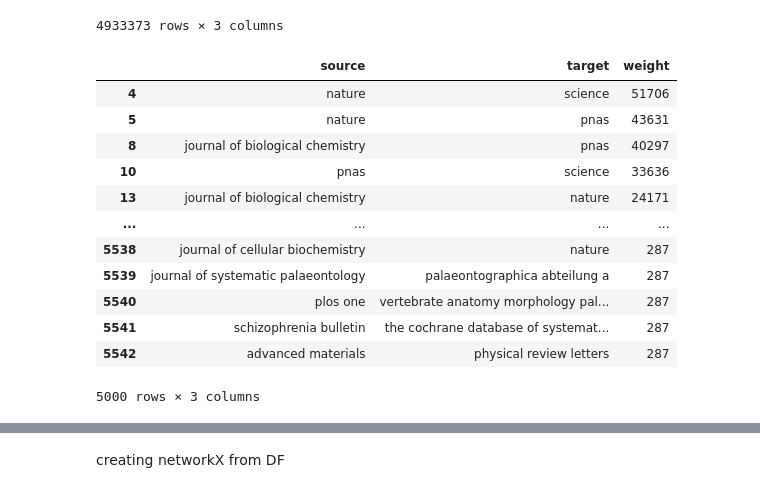
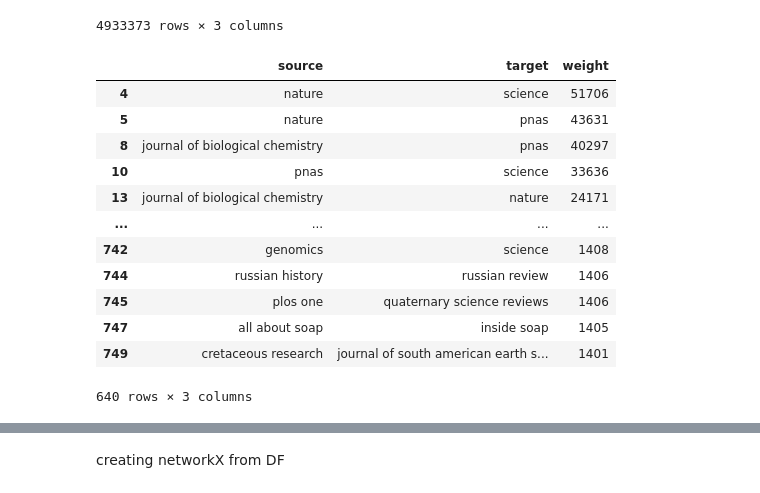
Before and after one commit to stepkurniawan/network-analysis-wikipedia-journals, a Jupyter notebook: codes/2_Data_preparation.ipynb, the cells around one changed output, grey strips where cells are left out. Drawn from its saved outputs; the diff is of its cells as text; code cells hidden in the pictures.

```diff
--- a/codes/2_Data_preparation.ipynb
+++ b/codes/2_Data_preparation.ipynb
@@ -203,24 +207,15 @@ df_edges_full
 # %%
-# df_edges_full = df_edges_full[df_edges_full.weight>1] # 1.963M rows
-# df_edges_full = df_edges_full[df_edges_full.weight>2] # 1.132M rows
-# df_edges_full = df_edges_full[df_edges_full.weight>10] # 241K rows
-# df_edges_full = df_edges_full[df_edges_full.weight>20] # 115K rows
-# df_edges_full = df_edges_full[df_edges_full.weight>100] # 19K rows
-# df_edges_full = df_edges_full[df_edges_full.weight>200] # 8.5K rows
-# df_edges_full2 = df_edges_full[df_edges_full.weight>1500] # 8.5K rows
-df_edges_full2 = df_edges_full.iloc[:5000]
-df_edges_full2
 # %% [output]
 |  | source | target | weight |
 | 4 | nature | science | 51706 |
 | 5 | nature | pnas | 43631 |
 | 8 | journal of biological chemistry | pnas | 40297 |
 | 10 | pnas | science | 33636 |
 | 13 | journal of biological chemistry | nature | 24171 |
 | ... | ... | ... | ... |
-| 5538 | journal of cellular biochemistry | nature | 287 |
-| 5539 | journal of systematic palaeontology | palaeontographica abteilung a | 287 |
-| 5540 | plos one | vertebrate anatomy morphology pal... | 287 |
-| 5541 | schizophrenia bulletin | the cochrane database of systemat... | 287 |
-| 5542 | advanced materials | physical review letters | 287 |
+| 742 | genomics | science | 1408 |
+| 744 | russian history | russian review | 1406 |
+| 745 | plos one | quaternary science reviews | 1406 |
+| 747 | all about soap | inside soap | 1405 |
+| 749 | cretaceous research | journal of south american earth s... | 1401 |
-5000 rows × 3 columns
+640 rows × 3 columns
```
Also changed, not shown: parts of 19 cells of this notebook.
